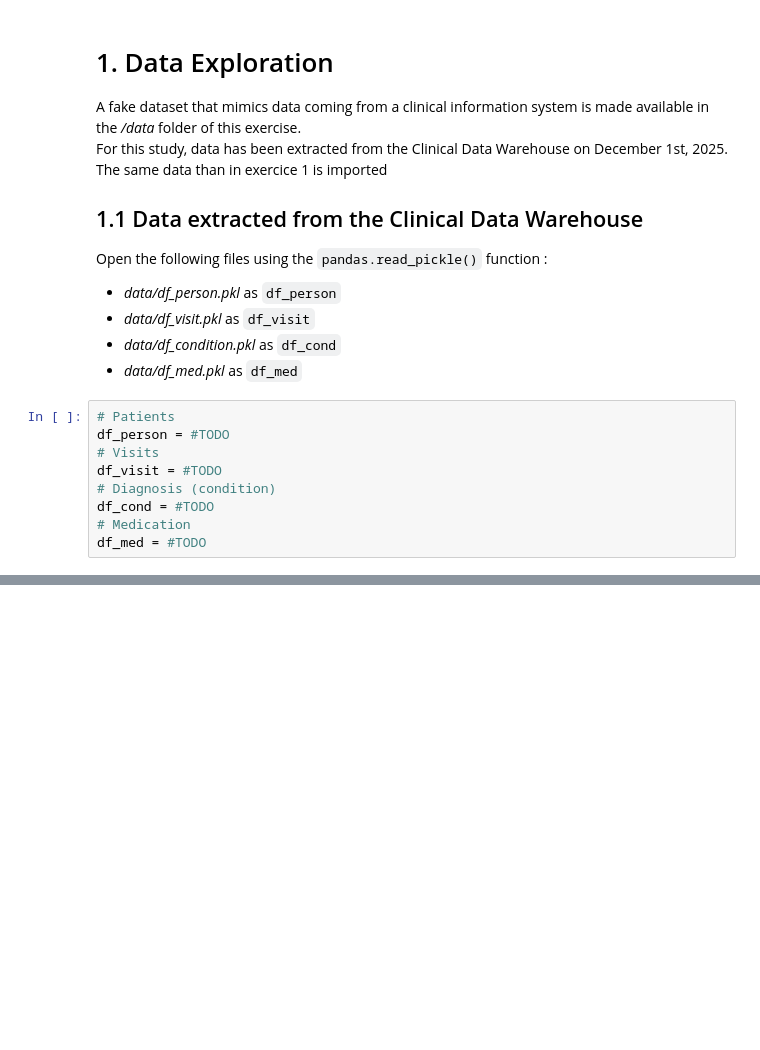
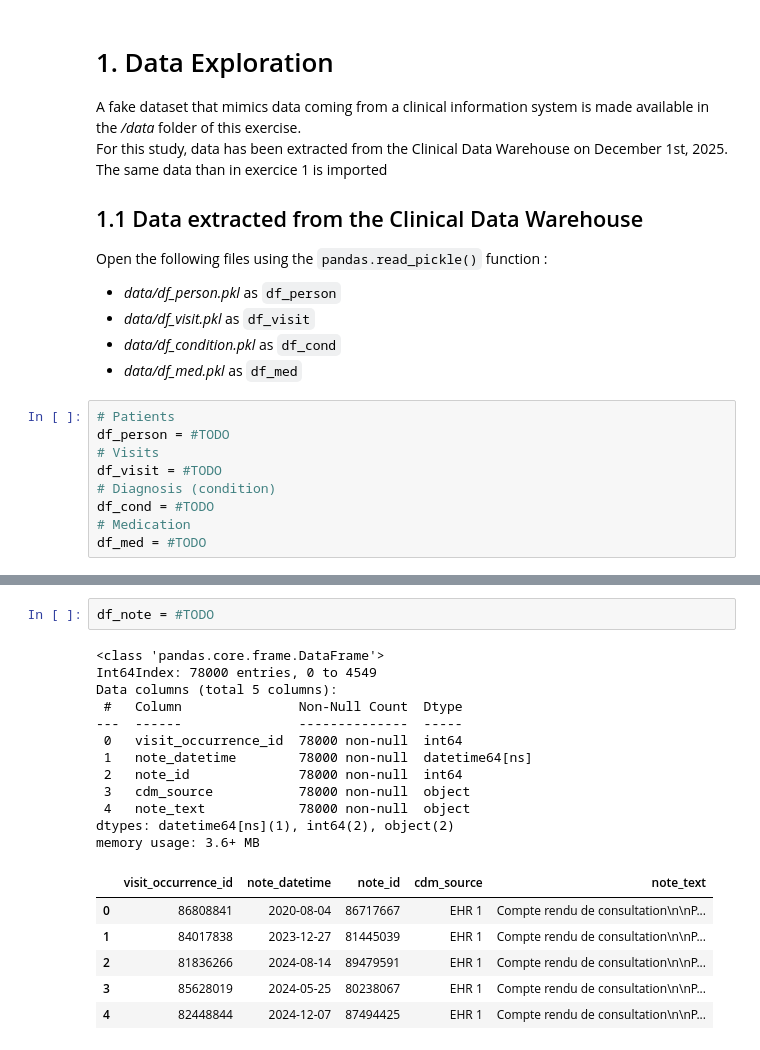
Before and after one commit to JCharline/ei_cs_2023, a Jupyter notebook: exercises/exercise3/ex3_enonce.ipynb, the cells around one changed output, grey strips where cells are left out. Cells and saved outputs as stored; diff of their text form; blank space fills up the shorter version.

```diff
--- a/exercises/exercise3/ex3_enonce.ipynb
+++ b/exercises/exercise3/ex3_enonce.ipynb
@@ -176,0 +105,21 @@ Now that we have pre-processed raw data to correct flawed or missing values and
+# %%
+df_note = #TODO
+# %% [output]
+<class 'pandas.core.frame.DataFrame'>
+Int64Index: 78000 entries, 0 to 4549
+Data columns (total 5 columns):
+ #   Column               Non-Null Count  Dtype
+---  ------               --------------  -----
+ 0   visit_occurrence_id  78000 non-null  int64
+ 1   note_datetime        78000 non-null  datetime64[ns]
+ 2   note_id              78000 non-null  int64
+ 3   cdm_source           78000 non-null  object
+ 4   note_text            78000 non-null  object
+dtypes: datetime64[ns](1), int64(2), object(2)
+memory usage: 3.6+ MB
+|  | visit_occurrence_id | note_datetime | note_id | cdm_source | note_text |
+| 0 | 86808841 | 2020-08-04 | 86717667 | EHR 1 | Compte rendu de consultation\n\nP... |
+| 1 | 84017838 | 2023-12-27 | 81445039 | EHR 1 | Compte rendu de consultation\n\nP... |
+| 2 | 81836266 | 2024-08-14 | 89479591 | EHR 1 | Compte rendu de consultation\n\nP... |
+| 3 | 85628019 | 2024-05-25 | 80238067 | EHR 1 | Compte rendu de consultation\n\nP... |
+| 4 | 82448844 | 2024-12-07 | 87494425 | EHR 1 | Compte rendu de consultation\n\nP... |
```
Also changed, not shown: parts of 73 cells of this notebook, 7 other files.
